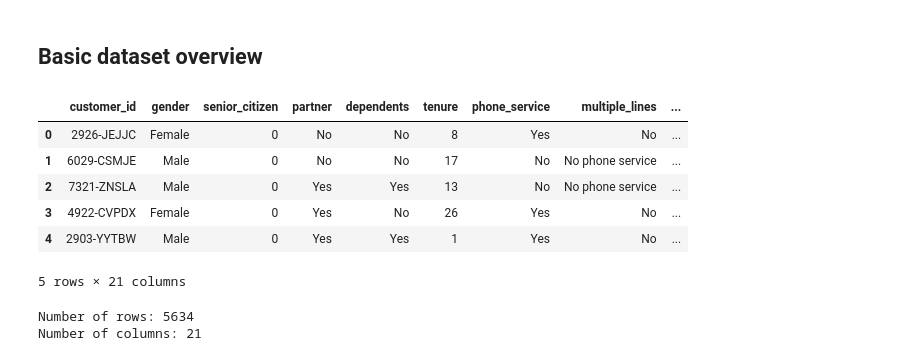
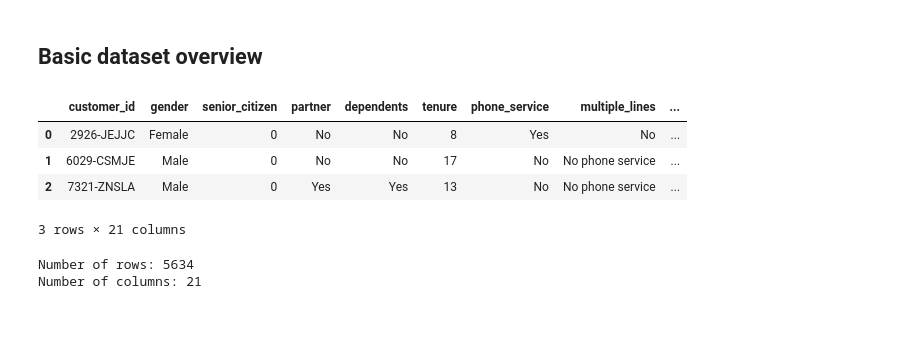
Before and after one commit to michal-ry/telco-churn-risk-scoring, a Jupyter notebook: notebooks/03_01_eda_overview.ipynb, the cells around one changed output. Cells and saved outputs as stored; diff of their text form; code cells hidden in the pictures; blank space fills up the shorter version.

```diff
--- a/notebooks/03_01_eda_overview.ipynb
+++ b/notebooks/03_01_eda_overview.ipynb
@@ -51,15 +54,13 @@ df_train = pd.read_csv(TELCO_CUSTOMERS_TRAIN_PATH)
 # %% [markdown]
 ## Basic dataset overview
 # %%
-df_train.head()
+df_train.head(3)
 # %% [output]
 |  | customer_id | gender | senior_citizen | partner | dependents | tenure | phone_service | multiple_lines | ... |
 | 0 | 2926-JEJJC | Female | 0 | No | No | 8 | Yes | No | ... |
 | 1 | 6029-CSMJE | Male | 0 | No | No | 17 | No | No phone service | ... |
 | 2 | 7321-ZNSLA | Male | 0 | Yes | Yes | 13 | No | No phone service | ... |
-| 3 | 4922-CVPDX | Female | 0 | Yes | No | 26 | Yes | No | ... |
-| 4 | 2903-YYTBW | Male | 0 | Yes | Yes | 1 | Yes | No | ... |
-5 rows × 21 columns
+3 rows × 21 columns
 # %%
 print(
     f'Number of rows: {df_train.shape[0]}\n'
```
Also changed, not shown: parts of 2 cells of this notebook, 6 other files.
